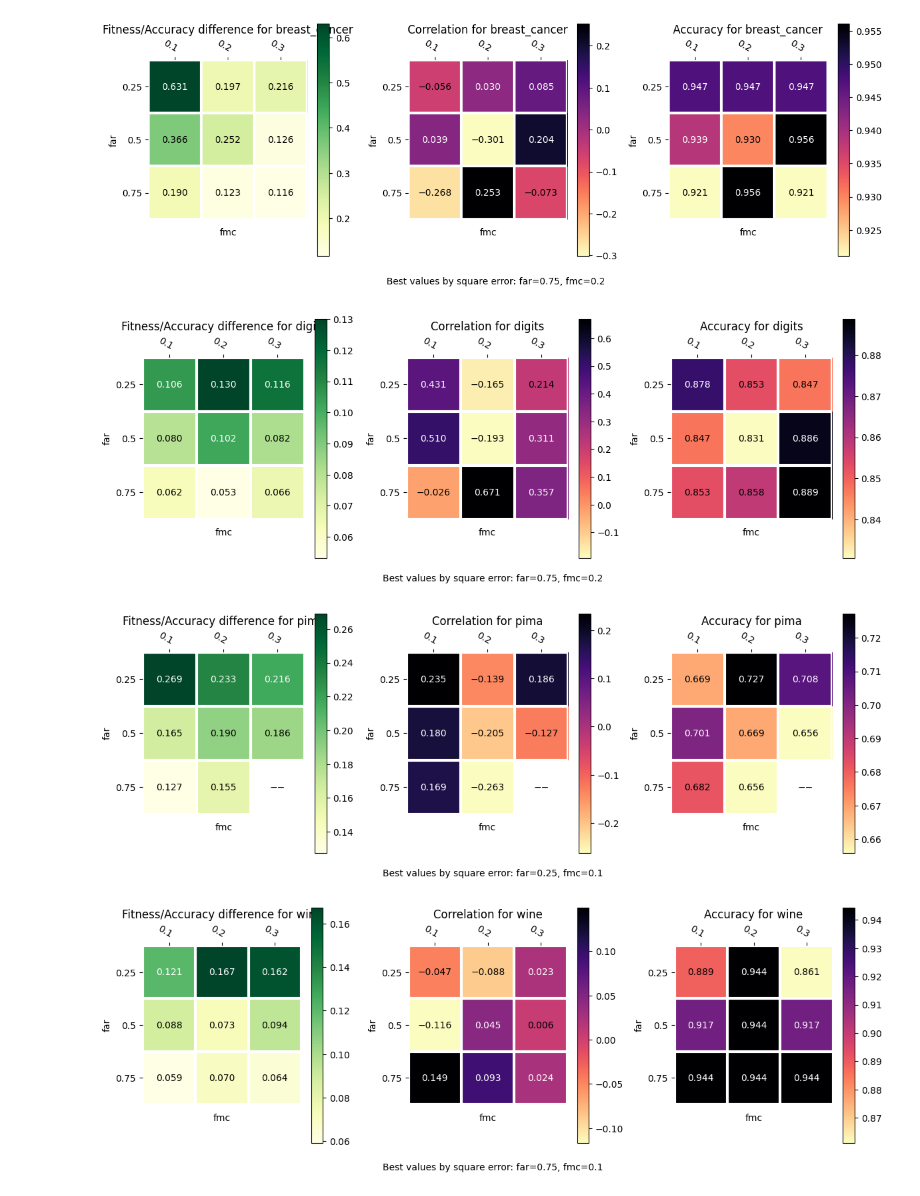
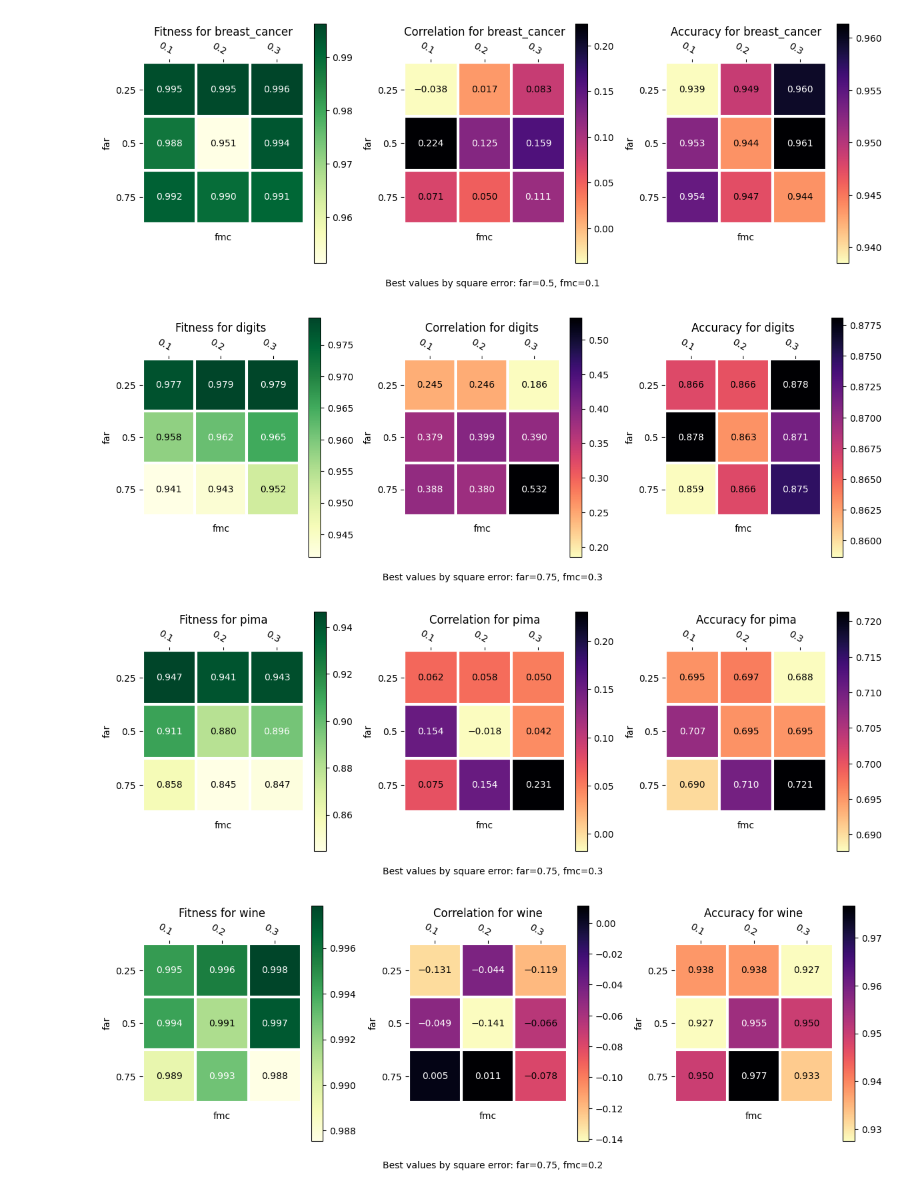
Before and after one commit to CenturionTheMan/SimulatedAnnealingBagging, a Jupyter notebook: src/article_plots.ipynb, the cells around one changed output. Drawn from its saved outputs; the diff is of its cells as text; code cells hidden in the pictures.

```diff
--- a/src/article_plots.ipynb
+++ b/src/article_plots.ipynb
@@ -15,14 +17,40 @@ from plots_manager import *
 # %%
-df = pd.read_csv('./../res/bagging_sa_params_aggregated.csv')
+df = pd.read_csv("./../res/bagging_sa_params.csv")
+
+df_agg = df.groupby(["dataset", "fadr", "fmc"]).agg(
+    dataset=("dataset", "first"),
+    fadr=("fadr", "first"),
+    fmc=("fmc", "first"),
+    accuracyMean=("accuracy", "mean"),
+    accuracyStd=("accuracy", "std"),
+    fitnessMean=("fitness", "mean"),
+    fitnessStd=("fitness", "std"),
+    accFitnessDifferenceMean=("accFitnessDifference", "mean"),
+    accFitnessDifferenceStd=("accFitnessDifference", "std"),
+).reset_index(drop=True)
+
+
+df_cor = df[df['spearmanP'] < 0.05].groupby(["dataset", "fadr", "fmc"]).agg(
+    dataset=("dataset", "first"),
+    fadr=("fadr", "first"),
+    fmc=("fmc", "first"),
+    correlationMean=("correlation", "mean"),
+    correlationStd=("correlation", "std"),
+).reset_index(drop=True)
+
+df_agg = df_agg.merge(df_cor, on=["dataset", "fadr", "fmc"], how="left")
+
+df_agg.to_csv("./../res/bagging_sa_params_aggregated.csv", index=False)
+df = df_agg.copy()
 # %%
 def get_fadr_fmc_for_min_error(df: pd.DataFrame, dataset: str) -> Tuple[float, float]:
     tmp_df = df[df['dataset'] == dataset]
     X1 = tmp_df['fadr'].values
     X2 = tmp_df['fmc'].values
-    Y1 = tmp_df['accFitnessDifferenceMean'].values
+    Y1 = tmp_df['fitnessMean'].values
     Y2 = tmp_df['correlationMean'].values
 
-    error = np.sqrt((1-Y2)**2 + (Y1)**2)
+    error = np.sqrt((1-Y2)**2 + (1-Y1)**2)
     min_error_index = np.argmin(error)
     fadr = X1[min_error_index]
     fmc = X2[min_error_index]
@@ -34,46 +62,43 @@ def create_heatmap_for_dataset(df: pd.DataFrame, dataset: str) -> None:
     tmp = df[df['dataset'] == dataset]
     X = tmp['fadr'].unique()
     Y = tmp['fmc'].unique()
-    Z1 = tmp.pivot_table(index='fadr', columns='fmc', values='accFitnessDifferenceMean').values
+    Z1 = tmp.pivot_table(index='fadr', columns='fmc', values='fitnessMean').values
     Z2 = tmp.pivot_table(index='fadr', columns='fmc', values='correlationMean').values
     Z3 = tmp.pivot_table(index='fadr', columns='fmc', values='accuracyMean').values
 
-    ax[0].set_title(f"Fitness/Accuracy difference for {dataset}")
+    ax[0].set_title(f"Fitness for {dataset}")
     ax[0].set_xlabel("fmc")
     ax[0].set_ylabel("far")
     im, cbar = heatmap(Z1, X, Y, ax=ax[0], cmap="YlGn", cbarlabel="")
     texts = annotate_heatmap(im, valfmt="{x:.3f}")
 
     ax[1].set_title(f"Correlation for {dataset}")
     ax[1].set_xlabel("fmc")
     ax[1].set_ylabel("far")
     im, cbar = heatmap(Z2, X, Y, ax=ax[1], cmap="magma_r", cbarlabel="")
     texts = annotate_heatmap(im, valfmt="{x:.3f}")
 
     ax[2].set_title(f"Accuracy for {dataset}")
     ax[2].set_xlabel("fmc")
     ax[2].set_ylabel("far")
     im, cbar = heatmap(Z3, X, Y, ax=ax[2], cmap="magma_r", cbarlabel="")
     texts = annotate_heatmap(im, valfmt="{x:.3f}")
 
 
 
     fig.tight_layout()
     best_far, best_fmc = get_fadr_fmc_for_min_error(df, dataset)
 
     plt.figtext(0.5, -0.05, f"Best values by square error: far={best_far}, fmc={best_fmc}",
                 wrap=False, horizontalalignment='center', fontsize=10)
     plt.show()
 
 
-
 datasets = df['dataset'].unique()
-
-
 for dataset in datasets:
     create_heatmap_for_dataset(df, dataset)
 # %% [output]
-[figure, old version]
+[figure, new version]
-[figure, old version]
+[figure, new version]
-[figure, old version]
+[figure, new version]
-[figure, old version]
+[figure, new version]
```
Also changed, not shown: parts of 4 cells of this notebook, 7 other files.
